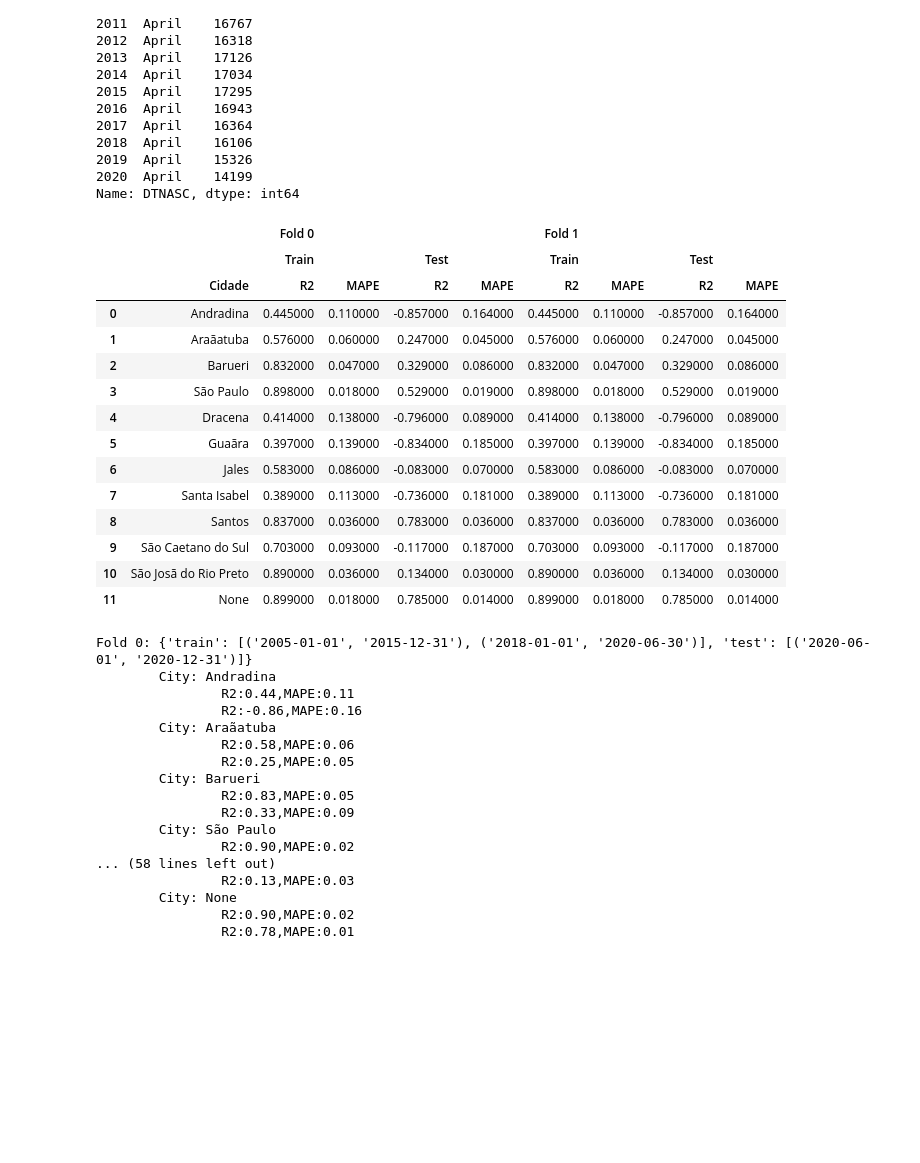
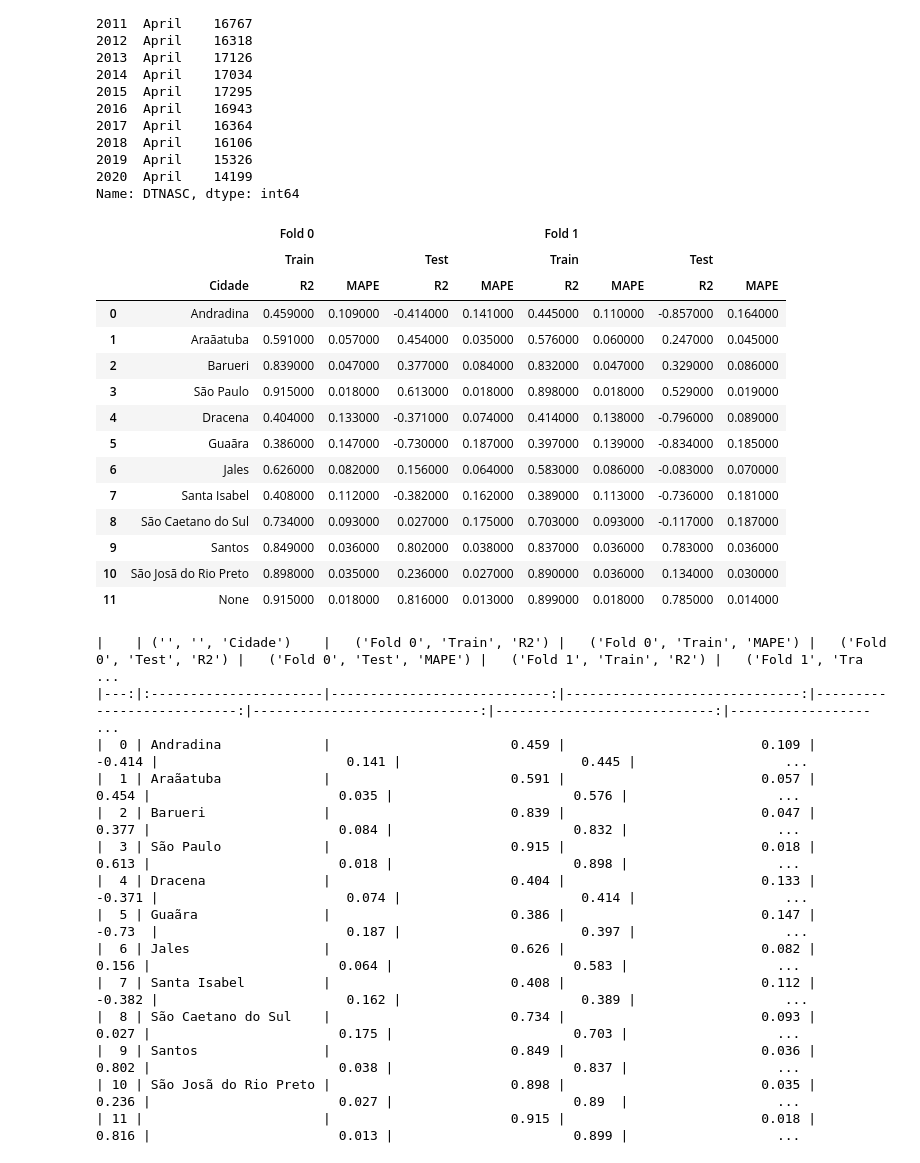
Before and after one commit to Kotzly/DS4H_Course, a Jupyter notebook: notebooks/DS4H_full.ipynb, the cells around one changed output. Cells and saved outputs as stored; diff of their text form; code cells hidden in the pictures; blank space fills up the shorter version.

```diff
--- a/notebooks/DS4H_full.ipynb
+++ b/notebooks/DS4H_full.ipynb
@@ -567,7 +567,7 @@ from sklearn.ensemble import RandomForestRegressor
 from sklearn.svm import SVR
 
 def mean_absolute_percentage_error(y_true, y_pred):
-  return np.mean(abs(y_true - y_pred) / y_true)
+  return np.mean(abs(y_pred - y_true) / y_true)
 
 def evaluate(y_true, y_pred):
   metrics = {
@@ -616,72 +616,72 @@ N_YEARS = 2
 N_MONTHS = 4
 USE_YEAR = True
 
 results = []
 cities = list(df.MUNNAME.unique()) + [None]
 for i, fold in enumerate(FOLDS):
+  result_dict = dict()
   for city in cities:
-  # for city in ["São Paulo"]:
     train_intervals, test_intervals = fold["train"], fold["test"]
-    x_train, y_train, _ = create_folds_seq_with_year(processed_df, train_intervals, n_months=N_MONTHS, n_years=N_YEARS, city=city, use_year=USE_YEAR, other_filters=None)
-    x_test, y_test, _ = create_folds_seq_with_year(processed_df, test_intervals, n_months=N_MONTHS, n_years=N_YEARS, city=city, use_year=USE_YEAR, other_filters=None)
+    x_train, y_train, _ = create_folds_seq_with_year(df, train_intervals, n_months=N_MONTHS, n_years=N_YEARS, city=city, use_year=USE_YEAR, other_filters=None)
+    x_test, y_test, _ = create_folds_seq_with_year(df, test_intervals, n_months=N_MONTHS, n_years=N_YEARS, city=city, use_year=USE_YEAR, other_filters=None)
 
     scaler = StandardScaler()
 
     model = LinearRegression()
     model.fit(x_train, y_train)
     r_test = evaluate(y_test, model.predict(x_test))
     r_train = evaluate(y_train, model.predict(x_train))
 
     result_dict[city] = {
         "model": model,
         "train": r_train,
         "test": r_test,
     }
 
   results.append(result_dict)
 
+results_all_cities = results
 result_df, formatted_df = create_results_table(results)
 display(formatted_df)
-print("\n\n")
-for i in range(len(results)):
-  print(f"Fold {i}: {FOLDS[i]}")
-  for city in results[i].keys():
-    print(f"\tCity: {city}")
-    print("\t\tR2:{:.2f},MAPE:{:.2f}".format(results[i][city]["train"]["R2"], results[i][city]["train"]["MAPE"]))
-    print("\t\tR2:{:.2f},MAPE:{:.2f}".format(results[i][city]["test"]["R2"], results[i][city]["test"]["MAPE"]))
+print(result_df.to_markdown())
+
+# print("\n\n")
+# for i in range(len(results)):
+#   print(f"Fold {i}: {FOLDS[i]}")
+#   for city in results[i].keys():
+#     print(f"\tCity: {city}")
+#     print("\t\tR2:{:.2f},MAPE:{:.2f}".format(results[i][city]["train"]["R2"], results[i][city]["train"]["MAPE"]))
+#     print("\t\tR2:{:.2f},MAPE:{:.2f}".format(results[i][city]["test"]["R2"], results[i][city]["test"]["MAPE"]))
 # %% [output]
 |  |  | Fold 0 |  |  |  | Fold 1 |  |  |  |
 |  |  | Train |  | Test |  | Train |  | Test |  |
 |  | Cidade | R2 | MAPE | R2 | MAPE | R2 | MAPE | R2 | MAPE |
-| 0 | Andradina | 0.445000 | 0.110000 | -0.857000 | 0.164000 | 0.445000 | 0.110000 | -0.857000 | 0.164000 |
-| 1 | Araãatuba | 0.576000 | 0.060000 | 0.247000 | 0.045000 | 0.576000 | 0.060000 | 0.247000 | 0.045000 |
-| 2 | Barueri | 0.832000 | 0.047000 | 0.329000 | 0.086000 | 0.832000 | 0.047000 | 0.329000 | 0.086000 |
-| 3 | São Paulo | 0.898000 | 0.018000 | 0.529000 | 0.019000 | 0.898000 | 0.018000 | 0.529000 | 0.019000 |
-| 4 | Dracena | 0.414000 | 0.138000 | -0.796000 | 0.089000 | 0.414000 | 0.138000 | -0.796000 | 0.089000 |
-| 5 | Guaãra | 0.397000 | 0.139000 | -0.834000 | 0.185000 | 0.397000 | 0.139000 | -0.834000 | 0.185000 |
-| 6 | Jales | 0.583000 | 0.086000 | -0.083000 | 0.070000 | 0.583000 | 0.086000 | -0.083000 | 0.070000 |
-| 7 | Santa Isabel | 0.389000 | 0.113000 | -0.736000 | 0.181000 | 0.389000 | 0.113000 | -0.736000 | 0.181000 |
-| 8 | Santos | 0.837000 | 0.036000 | 0.783000 | 0.036000 | 0.837000 | 0.036000 | 0.783000 | 0.036000 |
-| 9 | São Caetano do Sul | 0.703000 | 0.093000 | -0.117000 | 0.187000 | 0.703000 | 0.093000 | -0.117000 | 0.187000 |
-| 10 | São Josã do Rio Preto | 0.890000 | 0.036000 | 0.134000 | 0.030000 | 0.890000 | 0.036000 | 0.134000 | 0.030000 |
-| 11 | None | 0.899000 | 0.018000 | 0.785000 | 0.014000 | 0.899000 | 0.018000 | 0.785000 | 0.014000 |
+| 0 | Andradina | 0.459000 | 0.109000 | -0.414000 | 0.141000 | 0.445000 | 0.110000 | -0.857000 | 0.164000 |
+| 1 | Araãatuba | 0.591000 | 0.057000 | 0.454000 | 0.035000 | 0.576000 | 0.060000 | 0.247000 | 0.045000 |
+| 2 | Barueri | 0.839000 | 0.047000 | 0.377000 | 0.084000 | 0.832000 | 0.047000 | 0.329000 | 0.086000 |
+| 3 | São Paulo | 0.915000 | 0.018000 | 0.613000 | 0.018000 | 0.898000 | 0.018000 | 0.529000 | 0.019000 |
+| 4 | Dracena | 0.404000 | 0.133000 | -0.371000 | 0.074000 | 0.414000 | 0.138000 | -0.796000 | 0.089000 |
+| 5 | Guaãra | 0.386000 | 0.147000 | -0.730000 | 0.187000 | 0.397000 | 0.139000 | -0.834000 | 0.185000 |
+| 6 | Jales | 0.626000 | 0.082000 | 0.156000 | 0.064000 | 0.583000 | 0.086000 | -0.083000 | 0.070000 |
+| 7 | Santa Isabel | 0.408000 | 0.112000 | -0.382000 | 0.162000 | 0.389000 | 0.113000 | -0.736000 | 0.181000 |
+| 8 | São Caetano do Sul | 0.734000 | 0.093000 | 0.027000 | 0.175000 | 0.703000 | 0.093000 | -0.117000 | 0.187000 |
+| 9 | Santos | 0.849000 | 0.036000 | 0.802000 | 0.038000 | 0.837000 | 0.036000 | 0.783000 | 0.036000 |
+| 10 | São Josã do Rio Preto | 0.898000 | 0.035000 | 0.236000 | 0.027000 | 0.890000 | 0.036000 | 0.134000 | 0.030000 |
+| 11 | None | 0.915000 | 0.018000 | 0.816000 | 0.013000 | 0.899000 | 0.018000 | 0.785000 | 0.014000 |
-Fold 0: {'train': [('2005-01-01', '2015-12-31'), ('2018-01-01', '2020-06-30')], 'test': [('2020-06-01', '2020-12-31')]}
-        City: Andradina
-                R2:0.44,MAPE:0.11
-                R2:-0.86,MAPE:0.16
-        City: Araãatuba
-                R2:0.58,MAPE:0.06
-                R2:0.25,MAPE:0.05
-        City: Barueri
-                R2:0.83,MAPE:0.05
-                R2:0.33,MAPE:0.09
-        City: São Paulo
-                R2:0.90,MAPE:0.02
-... (58 lines left out)
-                R2:0.13,MAPE:0.03
-        City: None
-                R2:0.90,MAPE:0.02
-                R2:0.78,MAPE:0.01
+|    | ('', '', 'Cidade')    |   ('Fold 0', 'Train', 'R2') |   ('Fold 0', 'Train', 'MAPE') |   ('Fold 0', 'Test', 'R2') |   ('Fold 0', 'Test', 'MAPE') |   ('Fold 1', 'Train', 'R2') |   ('Fold 1', 'Tra ...
+|---:|:----------------------|----------------------------:|------------------------------:|---------------------------:|-----------------------------:|----------------------------:|------------------ ...
+|  0 | Andradina             |                       0.459 |                         0.109 |                     -0.414 |                        0.141 |                       0.445 |                   ...
+|  1 | Araãatuba             |                       0.591 |                         0.057 |                      0.454 |                        0.035 |                       0.576 |                   ...
+|  2 | Barueri               |                       0.839 |                         0.047 |                      0.377 |                        0.084 |                       0.832 |                   ...
+|  3 | São Paulo             |                       0.915 |                         0.018 |                      0.613 |                        0.018 |                       0.898 |                   ...
+|  4 | Dracena               |                       0.404 |                         0.133 |                     -0.371 |                        0.074 |                       0.414 |                   ...
+|  5 | Guaãra                |                       0.386 |                         0.147 |                     -0.73  |                        0.187 |                       0.397 |                   ...
+|  6 | Jales                 |                       0.626 |                         0.082 |                      0.156 |                        0.064 |                       0.583 |                   ...
+|  7 | Santa Isabel          |                       0.408 |                         0.112 |                     -0.382 |                        0.162 |                       0.389 |                   ...
+|  8 | São Caetano do Sul    |                       0.734 |                         0.093 |                      0.027 |                        0.175 |                       0.703 |                   ...
+|  9 | Santos                |                       0.849 |                         0.036 |                      0.802 |                        0.038 |                       0.837 |                   ...
+| 10 | São Josã do Rio Preto |                       0.898 |                         0.035 |                      0.236 |                        0.027 |                       0.89  |                   ...
+| 11 |                       |                       0.915 |                         0.018 |                      0.816 |                        0.013 |                       0.899 |                   ...
 # %%
 N_YEARS = 2
 N_MONTHS = 4
```
Also changed, not shown: parts of 14 cells of this notebook.
